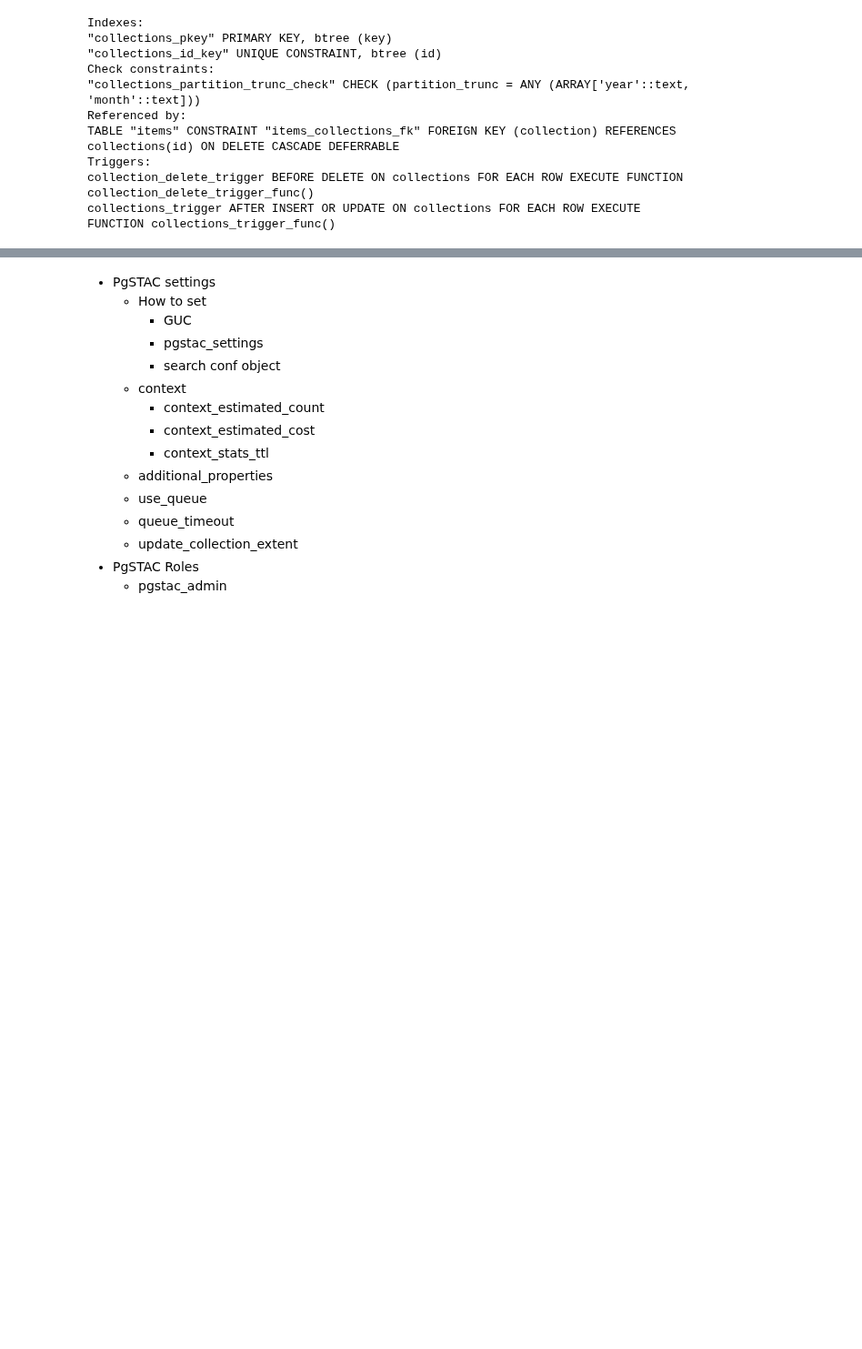
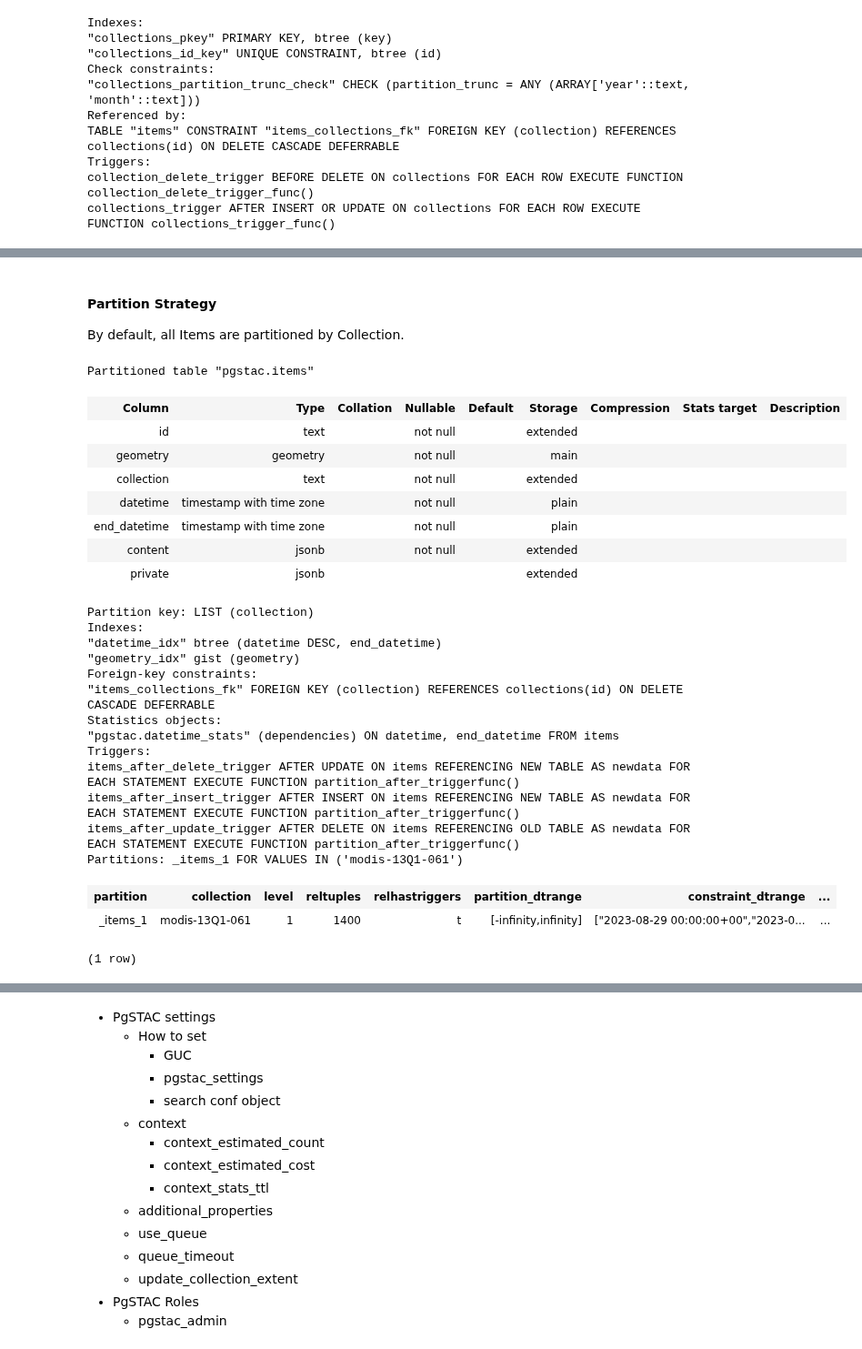
Before and after one commit to stac-utils/pgstac, a Jupyter notebook: docs/src/tutorial/tutorial.ipynb, the cells around one changed output, grey strips where cells are left out. Shown at 91% size. Drawn from its saved outputs; the diff is of its cells as text; code cells hidden in the pictures; blank space fills up the shorter version.

```diff
--- a/docs/src/tutorial/tutorial.ipynb
+++ b/docs/src/tutorial/tutorial.ipynb
@@ -380,0 +408,33 @@ collections_trigger AFTER INSERT OR UPDATE ON collections FOR EACH ROW EXECUTE F
+# %% [markdown]
+#### Partition Strategy
+By default, all Items are partitioned by Collection.
+# %%
+%%psql
+\d+ items
+SELECT * FROM partitions WHERE collection='modis-13Q1-061';
+# %% [output]
+Partitioned table "pgstac.items"
+| Column | Type | Collation | Nullable | Default | Storage | Compression | Stats target | Description |
+| id | text |  | not null |  | extended |  |  |  |
+| geometry | geometry |  | not null |  | main |  |  |  |
+| collection | text |  | not null |  | extended |  |  |  |
+| datetime | timestamp with time zone |  | not null |  | plain |  |  |  |
+| end_datetime | timestamp with time zone |  | not null |  | plain |  |  |  |
+| content | jsonb |  | not null |  | extended |  |  |  |
+| private | jsonb |  |  |  | extended |  |  |  |
+Partition key: LIST (collection)
+Indexes:
+"datetime_idx" btree (datetime DESC, end_datetime)
+"geometry_idx" gist (geometry)
+Foreign-key constraints:
+"items_collections_fk" FOREIGN KEY (collection) REFERENCES collections(id) ON DELETE CASCADE DEFERRABLE
+Statistics objects:
+"pgstac.datetime_stats" (dependencies) ON datetime, end_datetime FROM items
+Triggers:
+items_after_delete_trigger AFTER UPDATE ON items REFERENCING NEW TABLE AS newdata FOR EACH STATEMENT EXECUTE FUNCTION partition_after_triggerfunc()
+items_after_insert_trigger AFTER INSERT ON items REFERENCING NEW TABLE AS newdata FOR EACH STATEMENT EXECUTE FUNCTION partition_after_triggerfunc()
+items_after_update_trigger AFTER DELETE ON items REFERENCING OLD TABLE AS newdata FOR EACH STATEMENT EXECUTE FUNCTION partition_after_triggerfunc()
+Partitions: _items_1 FOR VALUES IN ('modis-13Q1-061')
+| partition | collection | level | reltuples | relhastriggers | partition_dtrange | constraint_dtrange | ... |
+| _items_1 | modis-13Q1-061 | 1 | 1400 | t | [-infinity,infinity] | ["2023-08-29 00:00:00+00","2023-0... | ... |
+(1 row)
```
Also changed, not shown: parts of 65 cells of this notebook, 5 other files.
